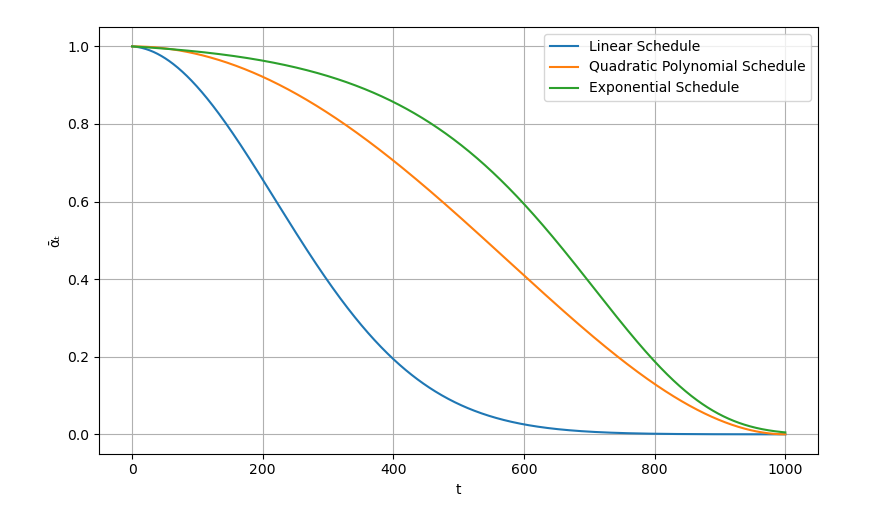
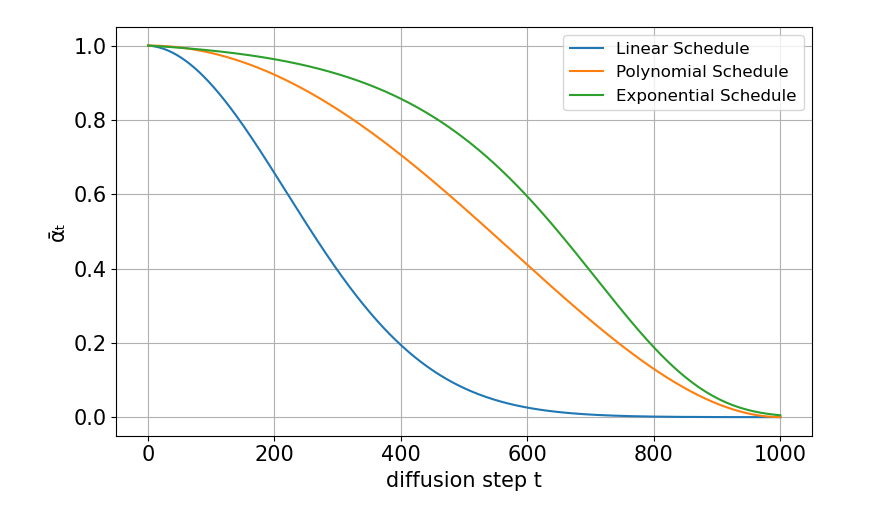
Before and after one commit to thelikhit/e3_diffusion_for_molecules, a Jupyter notebook: noise_schedules.ipynb, the cells around one changed output. Saved outputs shown, nothing was run; the diff lists cells and outputs as text; code cells hidden in the pictures.

```diff
--- a/noise_schedules.ipynb
+++ b/noise_schedules.ipynb
@@ -75,9 +82,18 @@ plt.show()
 # %%
+plt.rcParams.update({
+    'font.size': 12,          # general font size
+    'axes.titlesize': 12,     # title
+    'axes.labelsize': 15,     # x and y labels
+    'xtick.labelsize': 15,    # x tick labels
+    'ytick.labelsize': 15,    # y tick labels
+    'legend.fontsize': 11     # legend
+})
+
 def compare_noise_schedules(timesteps=1000):
     schedules = {
         "conservative noise schedule": cosine_beta_schedule(timesteps, raise_to_power=0.25),
         "optimal noise schedule": cosine_beta_schedule(timesteps),
-        "agressive noise schedule": cosine_beta_schedule(timesteps, raise_to_power=4)
+        "agressive noise schedule": cosine_beta_schedule(timesteps, raise_to_power=6)
     }
 
     t = np.arange(timesteps + 1)
@@ -88,8 +104,8 @@ def compare_noise_schedules(timesteps=1000):
     for name, alphas2 in schedules.items():
         plt.plot(t, alphas2, label=name)
     # plt.title('Plot of optimal and sub-optimal noise schedules')
-    plt.xlabel('t')
-    plt.ylabel('ᾱ')
+    plt.xlabel("diffusion step t")
+    plt.ylabel("ᾱₜ")
     plt.grid(True)
     plt.legend(loc='lower left')
 
@@ -136,6 +154,15 @@ compare_noise_schedules(timesteps=1000)
 # %%
 import numpy as np
 import matplotlib.pyplot as plt
+
+plt.rcParams.update({
+    'font.size': 12,          # general font size
+    'axes.titlesize': 12,     # title
+    'axes.labelsize': 15,     # x and y labels
+    'xtick.labelsize': 15,    # x tick labels
+    'ytick.labelsize': 15,    # y tick labels
+    'legend.fontsize': 12     # legend
+})
 
 # ---------- Noise schedule functions ----------
 
@@ -167,33 +194,33 @@ def linear_beta_schedule(timesteps, beta_start=0.0001, beta_end=0.02):
 # Variant B: Exponential beta schedule
 def exponential_beta_schedule(timesteps, beta_start=1e-4, beta_end=0.03):
     steps = timesteps + 1
     t = np.linspace(0, 1, steps)
     betas = beta_start * (beta_end / beta_start) ** t
     alphas = 1 - betas
     alphas_cumprod = np.cumprod(alphas)
     return alphas_cumprod
 
 # ---------- Plot schedules ----------
 
 timesteps = 1000
 t = np.arange(timesteps + 1)
 
 poly2 = polynomial_schedule(timesteps, power=2)
 poly3 = polynomial_schedule(timesteps, power=3)
 linear = linear_beta_schedule(timesteps)
 
 exp_beta = exponential_beta_schedule(timesteps)
 
 plt.figure(figsize=(8, 5))
 plt.plot(t, linear, label="Linear Schedule")
-plt.plot(t, poly2, label="Quadratic Polynomial Schedule")
+plt.plot(t, poly2, label="Polynomial Schedule")
 plt.plot(t, exp_beta, label="Exponential Schedule")
 
-plt.xlabel("t")
+plt.xlabel("diffusion step t")
 plt.ylabel("ᾱₜ")
 plt.legend()
 plt.grid(True)
 plt.tight_layout()
 plt.show()
 # %% [output]
-[figure, old version]
+[figure, new version]
```
Also changed, not shown: parts of 3 cells of this notebook, 3 other files.
